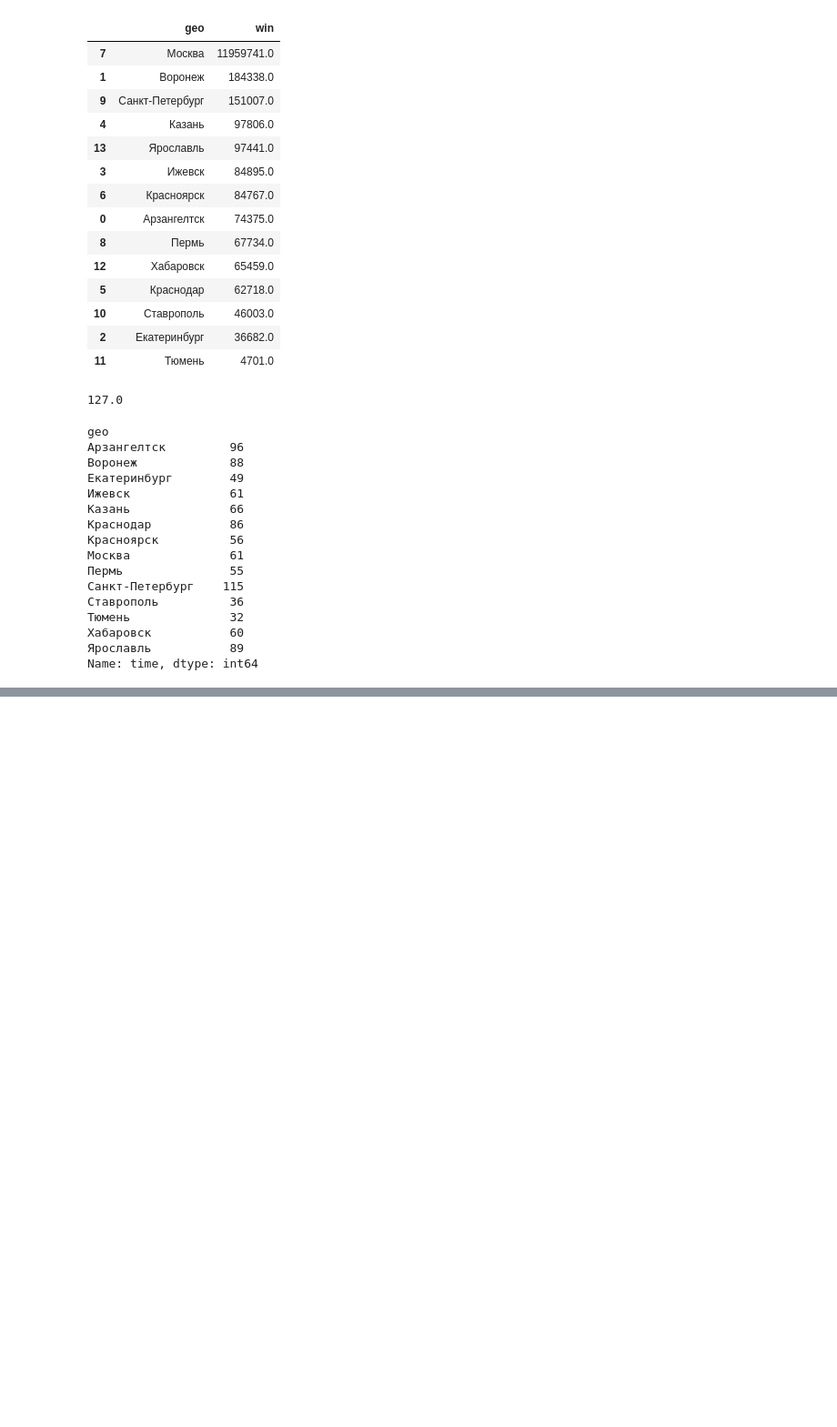
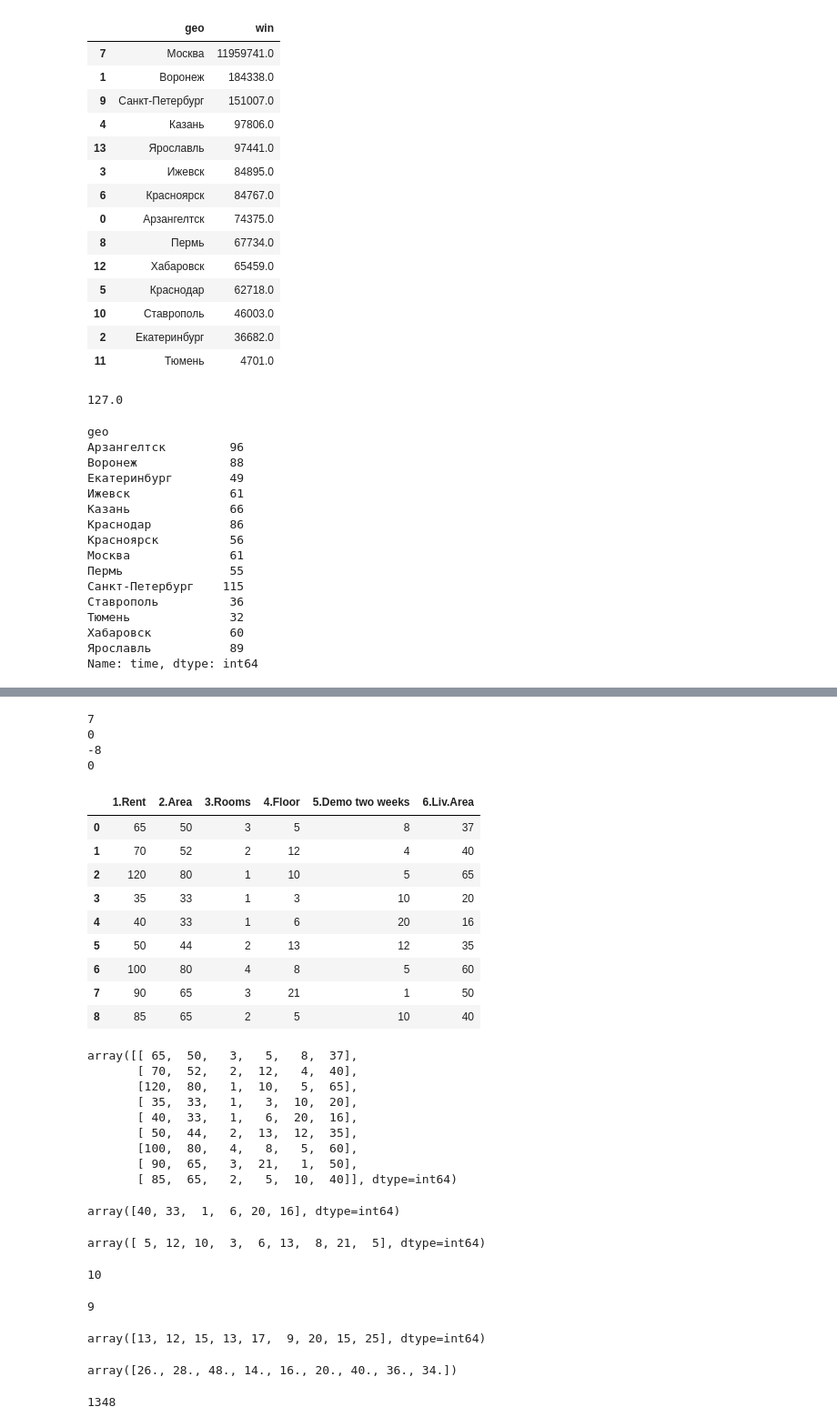
Before and after one commit to mkosterin/dscience, a Jupyter notebook: unit-3.ipynb, the cells around one changed output, grey strips where cells are left out. Shown at 91% size. Cells and saved outputs as stored; diff of their text form; code cells hidden in the pictures; blank space fills up the shorter version.

```diff
--- a/unit-3.ipynb
+++ b/unit-3.ipynb
@@ -977,0 +1038,77 @@ Name: time, dtype: int64
+# %%
+# 1.5.5
+import numpy as np
+x1 = np.array([4, 2, -1])
+y1 = np.array([2, 0, 1])
+x2 = np.array([4, 5, -1])
+y2 = np.array([0, 0, 0])
+x3 = np.array([4, -1])
+y3 = np.array([-1, 4])
+x4 = np.array([4, -1])
+y4 = np.array([1, 4])
+print(np.dot(x1, y1))
+print(np.dot(x2, y2))
+print(np.dot(x3, y3))
+print(np.dot(x4, y4))
+# %% [output]
+7
+0
+-8
+0
+# %%
+# 1.7
+import pandas as pd
+import numpy as np
+Hut_Paradise_DF = pd.DataFrame({'1.Rent': [65, 70, 120, 35, 40, 50, 100, 90, 85],
+                                '2.Area': [50, 52, 80, 33, 33, 44, 80, 65, 65],
+                                '3.Rooms':[3, 2, 1, 1, 1, 2, 4, 3, 2],
+                                '4.Floor':[5, 12, 10, 3, 6, 13, 8, 21, 5],
+                                '5.Demo two weeks':[8, 4, 5, 10, 20, 12, 5, 1, 10],
+                                '6.Liv.Area': [37, 40, 65, 20, 16, 35, 60, 50, 40]})
+display(Hut_Paradise_DF)
+A = Hut_Paradise_DF.values
+display(A)
+#1
+display(A[4])
+#2
+display(A[:,3])
+#3
+display(A[2,3])
+#4
+display(len(A[:,0]))
+#5
+display(A[:,1]-A[:,5])
+#6
+grivna = 4/10
+display(A[:,0] * grivna)
+#7
+viewTime = np.array([10,20,30,15,5,40,20,8,20])
+wastedTime = viewTime * A[:,4]
+display(wastedTime.sum())
+# %% [output]
+|  | 1.Rent | 2.Area | 3.Rooms | 4.Floor | 5.Demo two weeks | 6.Liv.Area |
+| 0 | 65 | 50 | 3 | 5 | 8 | 37 |
+| 1 | 70 | 52 | 2 | 12 | 4 | 40 |
+| 2 | 120 | 80 | 1 | 10 | 5 | 65 |
+| 3 | 35 | 33 | 1 | 3 | 10 | 20 |
+| 4 | 40 | 33 | 1 | 6 | 20 | 16 |
+| 5 | 50 | 44 | 2 | 13 | 12 | 35 |
+| 6 | 100 | 80 | 4 | 8 | 5 | 60 |
+| 7 | 90 | 65 | 3 | 21 | 1 | 50 |
+| 8 | 85 | 65 | 2 | 5 | 10 | 40 |
+array([[ 65,  50,   3,   5,   8,  37],
+       [ 70,  52,   2,  12,   4,  40],
+       [120,  80,   1,  10,   5,  65],
+       [ 35,  33,   1,   3,  10,  20],
+       [ 40,  33,   1,   6,  20,  16],
+       [ 50,  44,   2,  13,  12,  35],
+       [100,  80,   4,   8,   5,  60],
+       [ 90,  65,   3,  21,   1,  50],
+       [ 85,  65,   2,   5,  10,  40]], dtype=int64)
+array([40, 33,  1,  6, 20, 16], dtype=int64)
+array([ 5, 12, 10,  3,  6, 13,  8, 21,  5], dtype=int64)
+10
+9
+array([13, 12, 15, 13, 17,  9, 20, 15, 25], dtype=int64)
+array([26., 28., 48., 14., 16., 20., 40., 36., 34.])
+1348
```
Also changed, not shown: parts of 62 cells of this notebook, 4 other files.
